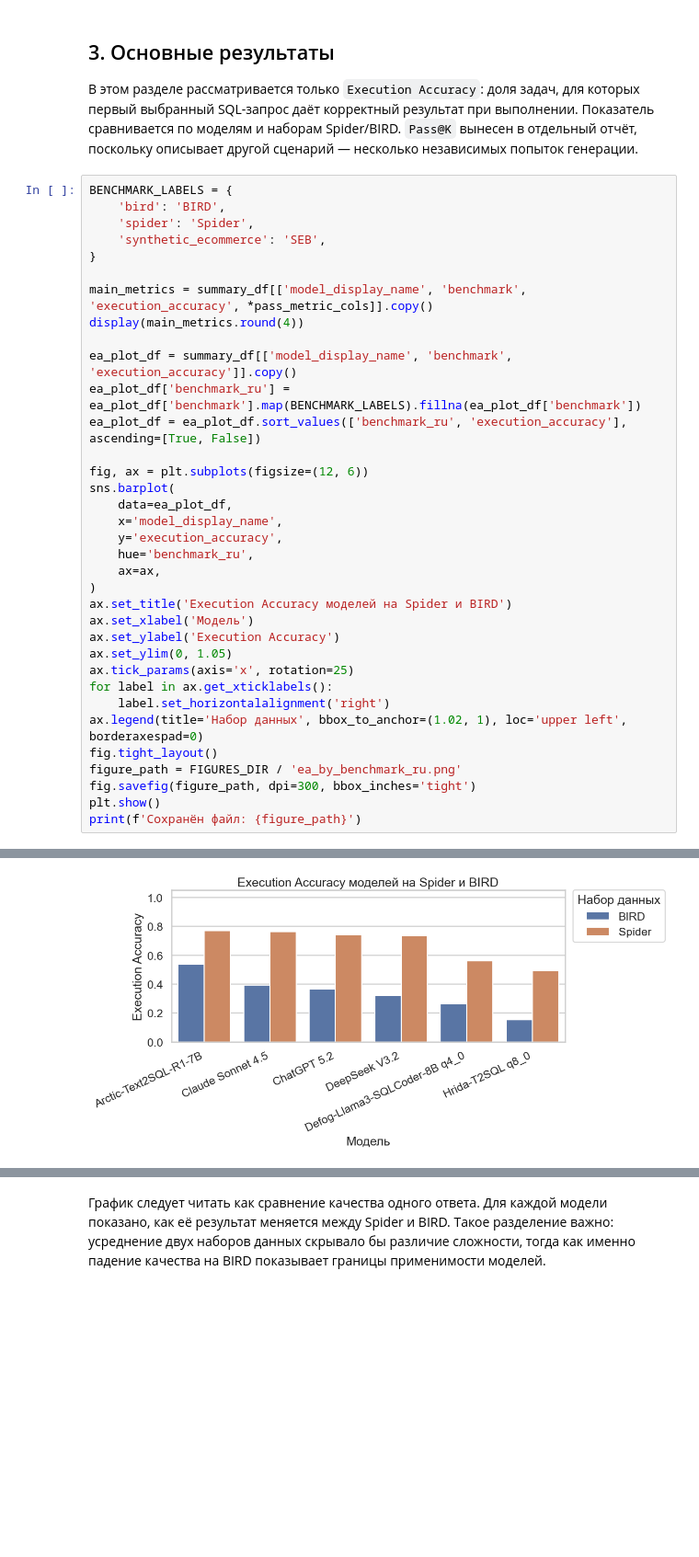
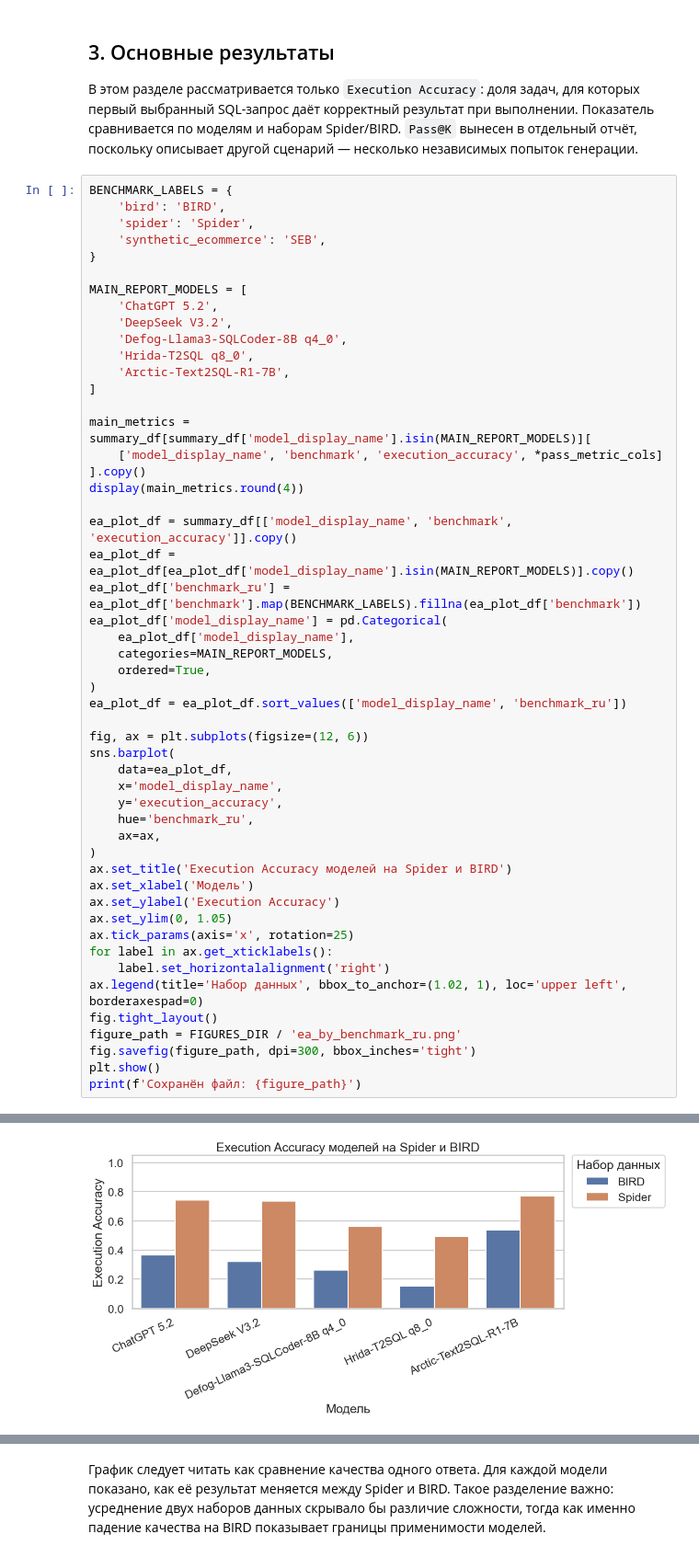
Before and after one commit to countrvl/vkr, a Jupyter notebook: nl2sql/notebooks/01_report_ea.ipynb, the cells around one changed output, grey strips where cells are left out. Shown at 92% size. Saved outputs shown, nothing was run; the diff lists cells and outputs as text; blank space fills up the shorter version.

```diff
--- a/nl2sql/notebooks/01_report_ea.ipynb
+++ b/nl2sql/notebooks/01_report_ea.ipynb
@@ -252,12 +252,28 @@ BENCHMARK_LABELS = {
     'synthetic_ecommerce': 'SEB',
 }
 
-main_metrics = summary_df[['model_display_name', 'benchmark', 'execution_accuracy', *pass_metric_cols]].copy()
+MAIN_REPORT_MODELS = [
+    'ChatGPT 5.2',
+    'DeepSeek V3.2',
+    'Defog-Llama3-SQLCoder-8B q4_0',
+    'Hrida-T2SQL q8_0',
+    'Arctic-Text2SQL-R1-7B',
+]
+
+main_metrics = summary_df[summary_df['model_display_name'].isin(MAIN_REPORT_MODELS)][
+    ['model_display_name', 'benchmark', 'execution_accuracy', *pass_metric_cols]
+].copy()
 display(main_metrics.round(4))
 
 ea_plot_df = summary_df[['model_display_name', 'benchmark', 'execution_accuracy']].copy()
+ea_plot_df = ea_plot_df[ea_plot_df['model_display_name'].isin(MAIN_REPORT_MODELS)].copy()
 ea_plot_df['benchmark_ru'] = ea_plot_df['benchmark'].map(BENCHMARK_LABELS).fillna(ea_plot_df['benchmark'])
-ea_plot_df = ea_plot_df.sort_values(['benchmark_ru', 'execution_accuracy'], ascending=[True, False])
+ea_plot_df['model_display_name'] = pd.Categorical(
+    ea_plot_df['model_display_name'],
+    categories=MAIN_REPORT_MODELS,
+    ordered=True,
+)
+ea_plot_df = ea_plot_df.sort_values(['model_display_name', 'benchmark_ru'])
 
 fig, ax = plt.subplots(figsize=(12, 6))
 sns.barplot(
@@ -291,10 +305,10 @@ print(f'Сохранён файл: {figure_path}')
 | 6 | DeepSeek V3.2 | bird | 0.3227 | 0.3227 | 0.3227 | 0.3227 |
 | 7 | DeepSeek V3.2 | spider | 0.7369 | 0.7369 | 0.7369 | 0.7369 |
 | 8 | Defog-Llama3-SQLCoder-8B q4_0 | bird | 0.2634 | 0.2634 | 0.2634 | 0.2634 |
 | 9 | Defog-Llama3-SQLCoder-8B q4_0 | spider | 0.5629 | 0.5629 | 0.5629 | 0.5629 |
 | 10 | Hrida-T2SQL q8_0 | bird | 0.1551 | 0.1551 | 0.1551 | 0.1551 |
 | 11 | Hrida-T2SQL q8_0 | spider | 0.4913 | 0.4913 | 0.4913 | 0.4913 |
-[figure, old version]
+[figure, new version]
 Сохранён файл: /home/count/code/vkr/results/nl2sql/figures/ea/ea_by_benchmark_ru.png
 # %% [markdown]
 График следует читать как сравнение качества одного ответа. Для каждой модели показано, как её результат меняется между Spider и BIRD. Такое разделение важно: усреднение двух наборов данных скрывало бы различие сложности, тогда как именно падение качества на BIRD показывает границы применимости моделей.
```
Also changed, not shown: parts of 1 cell of this notebook, 1 other file.
